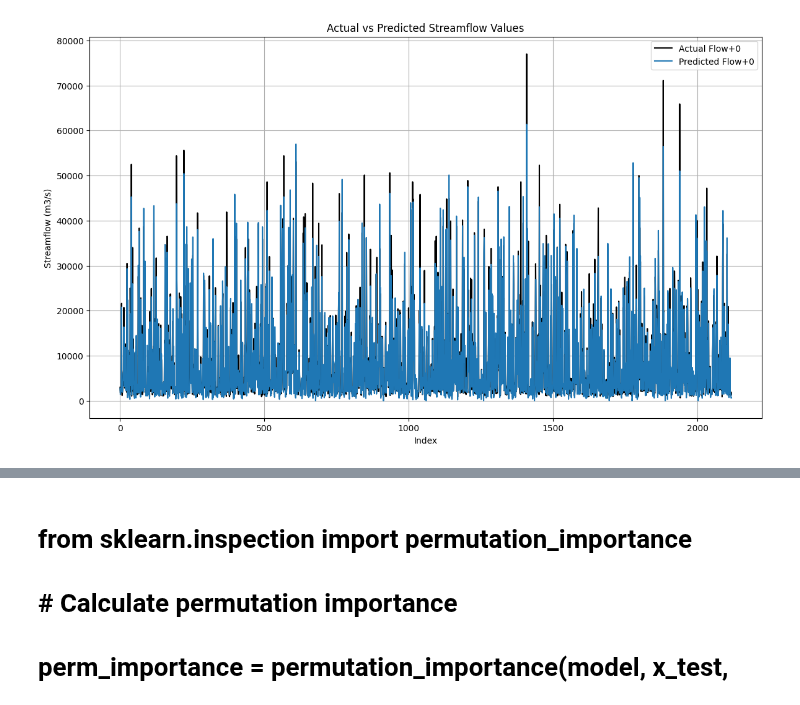
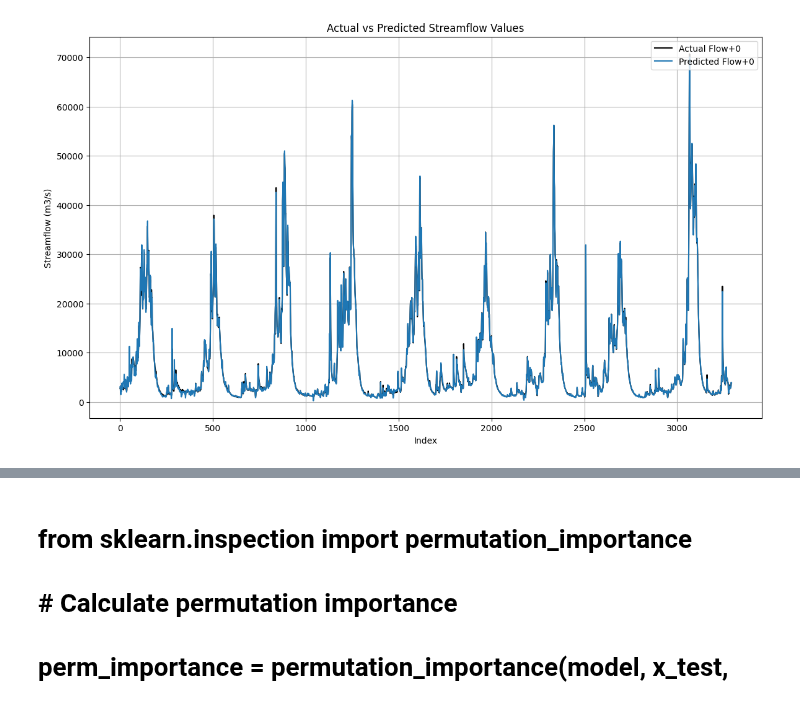
Before and after one commit to Abdullah-Usmani/flood-research1, a Jupyter notebook: ANN-Idaho-backtest.ipynb, the cells around one changed output, grey strips where cells are left out. Cells and saved outputs as stored; diff of their text form; code cells hidden in the pictures.

Commit message:
need to test with other data?

```diff
--- a/ANN-Idaho-backtest.ipynb
+++ b/ANN-Idaho-backtest.ipynb
@@ -26,10 +26,10 @@ def loadData (flow, meta):
     df = pd.get_dummies(df, columns=['SYM'], dummy_na=True)
     df.set_index('datetime', inplace=True)
     df.drop(['Hr'], axis=1, inplace=True)
-    before = 7
-    after = 7
-    for i in range(1, before + 1):
-        df[f'Flow-{i}'] = df['Flow0'].shift(+i)  # Shift down by 1
+    before = 3
+    after = 3
+    # for i in range(1, before + 1):
+    #     df[f'Flow-{i}'] = df['Flow0'].shift(+i)  # Shift down by 1
     for i in  range(1, after + 1):
         df[f'Flow+{i}'] = df['Flow0'].shift(-i)  # Shift up by 1
     df = df.dropna()
@@ -53,4 +62,4 @@ df.describe()
 # %%
-
-Y = df[['Flow0']]  # Target variable
-X = df.drop(['Flow0', 'Flow+1', 'Flow+2', 'Flow+3'], axis=1)  # Features
+Y = df['Flow0']  # Target variable
+adjX = df.drop(['Flow0', 'Flow+1', 'Flow+2', 'Flow+3'], axis=1)  # Features
+X = adjX.columns
@@ -137,0 +215,5 @@ def backtest(df, model, X, Y, start=3650, step=90):
+# %%
+predictions = backtest(df, model, X, Y)
+
+y_pred = predictions["prediction"]
+y_test = predictions["actual"]
@@ -138,11 +238,11 @@ def backtest(df, model, X, Y, start=3650, step=90):
 # %%
 
-scaler_X = StandardScaler()
-scaler_Y = StandardScaler()
+# scaler_X = StandardScaler()
+# scaler_Y = StandardScaler()
 
-X_scaled = scaler_X.fit_transform(X)
-# Y_scaled = scaler_Y.fit_transform(Y.values.reshape(-1, 1)).flatten()
-Y_scaled = scaler_Y.fit_transform(Y)
+# X_scaled = scaler_X.fit_transform(X)
+# # Y_scaled = scaler_Y.fit_transform(Y.values.reshape(-1, 1)).flatten()
+# Y_scaled = scaler_Y.fit_transform(Y)
 
-# Train-test split
-x_train, x_test, y_train, y_test = train_test_split(X_scaled, Y_scaled, test_size=0.20, random_state=3)
+# # Train-test split
+# x_train, x_test, y_train, y_test = train_test_split(X_scaled, Y_scaled, test_size=0.20, random_state=3)
@@ -254,19 +365,19 @@ Accuracy (Flow +0): 80.89%
 # %%
 plt.figure(figsize=(14, 8))
 
-# Plot Actual vs Predicted for each Flow
-for i in range(y_pred.shape[1]):
-    plt.plot(range(len(y_test)), y_test[:, i], label=f'Actual Flow+{i}', color='black')
-    plt.plot(range(len(y_pred)), y_pred[:, i], label=f'Predicted Flow+{i}', color=f'C{i}')
+# # Plot Actual vs Predicted for each Flow
+# for i in range(y_pred.shape[0]):
+#     plt.plot(range(len(y_test)), y_test[:, i], label=f'Actual Flow+{i}', color='black')
+#     plt.plot(range(len(y_pred)), y_pred[:, i], label=f'Predicted Flow+{i}', color=f'C{i}')
 
-# plt.plot(range(len(y_test)), y_test, label=f'Actual Flow+0', color='black')
-# plt.plot(range(len(y_pred)), y_pred, label=f'Predicted Flow+0', color=f'C0')
+plt.plot(range(len(y_test)), y_test, label=f'Actual Flow+0', color='black')
+plt.plot(range(len(y_pred)), y_pred, label=f'Predicted Flow+0', color=f'C0')
 
 plt.xlabel('Index')
 plt.ylabel('Streamflow (m3/s)')
 plt.title('Actual vs Predicted Streamflow Values')
 plt.legend(loc='upper right')
 plt.grid(True)
 plt.show()
 # %% [output]
-[figure, old version]
+[figure, new version]
```
Also changed, not shown: parts of 17 cells of this notebook.
